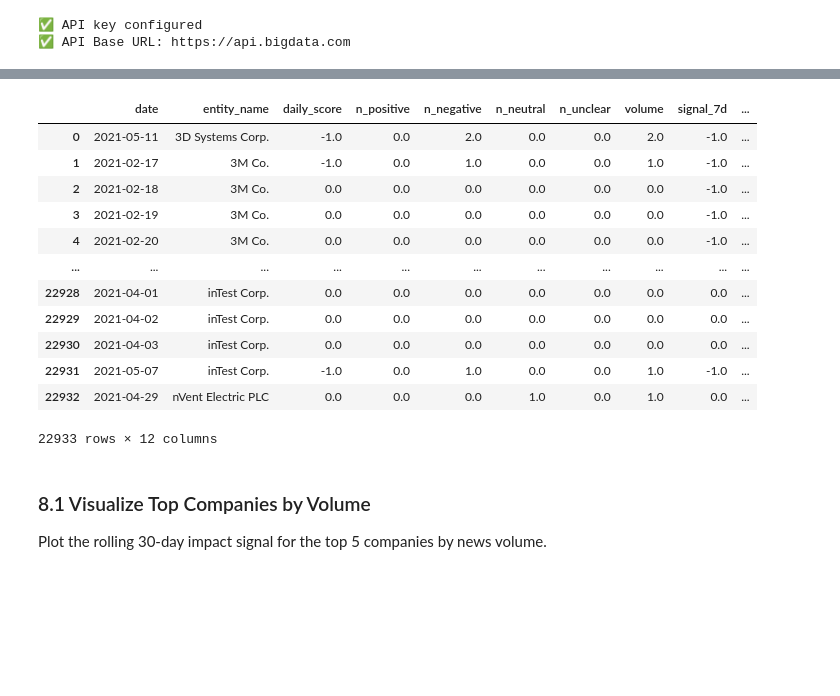
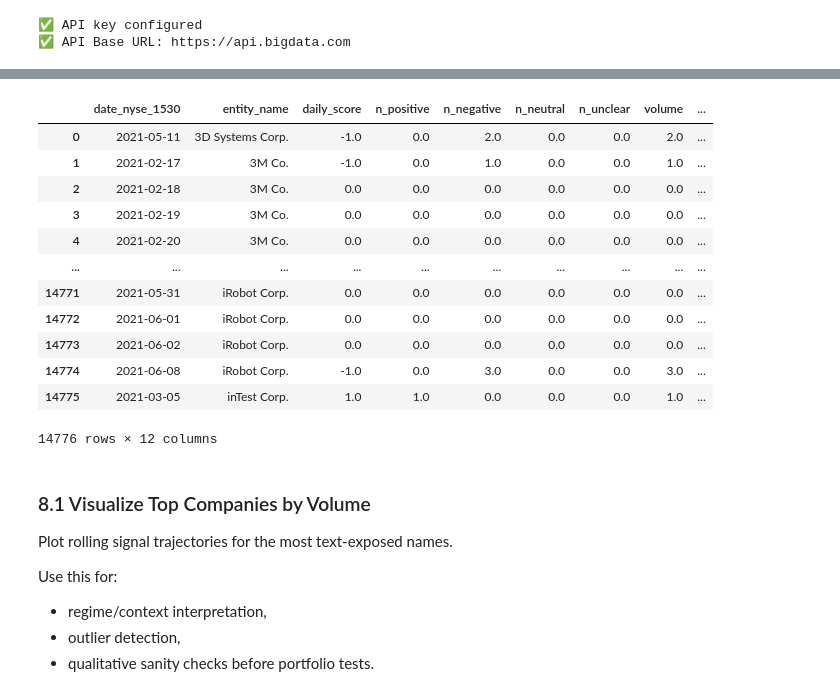
Before and after one commit to Bigdata-com/bigdata-cookbook, a Jupyter notebook: API_Tutorials/Workflow_example/Workflow_example.ipynb, the cells around one changed output, grey strips where cells are left out. Cells and saved outputs as stored; diff of their text form; code cells hidden in the pictures; blank space fills up the shorter version.

```diff
--- a/API_Tutorials/Workflow_example/Workflow_example.ipynb
+++ b/API_Tutorials/Workflow_example/Workflow_example.ipynb
@@ -123,11 +136,0 @@ except Exception:
-# %%
-# Bigdata.com: BIGDATA_API_KEY
-
-BIGDATA_API_KEY = os.getenv('BIGDATA_API_KEY')
-
-
-session = BigDataSession()
-print("✅ API key configured")
-print(f"✅ API Base URL: {session.api_base_url}")
-
-OPENAI_API_KEY = os.getenv('OPENAI_API_KEY')
@@ -170,4 +187,4 @@ end_date = "2021-06-30"
 
 # Sampling percentage: controls the % of chunks to retrieve per basket (0.0-1.0)
 # Lower values = faster execution, higher values = more comprehensive results
-chunk_percentage = 0.8
+chunk_percentage = 1
@@ -269,9 +255,10 @@ for i, summary in enumerate(terminal_labels_and_summaries.values()):
         end_date=end_date,
         session=session,
         volume_query_mode="iterative",
+        volume_correction=(0.7, 500),
         max_iterations_per_batch=10,
         reranker_enabled=True,
-        reranker_threshold=0.2,
+        reranker_threshold=0.3,
         min_period_days=30,  # Minimum time window size for each basket
     )
 
@@ -758,0 +633,15 @@ Theme-related chunks: 9,565
+# %%
+# Normalize event timestamps to NYSE-aligned trading date (cutoff 15:30 New York)
+# This makes timing explicit before rolling signal construction.
+
+ts_col = "doc_timestamp" if "doc_timestamp" in df_with_labels.columns else "date"
+
+dt_utc = pd.to_datetime(df_with_labels[ts_col], errors="coerce", utc=True)
+dt_ny = dt_utc.dt.tz_convert(ZoneInfo("America/New_York"))
+
+# Trading date T = [15:30 NY on T-1, 15:30 NY on T)
+df_with_labels["date_nyse_1530"] = (dt_ny + pd.Timedelta(hours=8.5)).dt.date
+
+print(f"Using timestamp column: {ts_col}")
+print(f"Rows with valid NYSE trading date: {df_with_labels['date_nyse_1530'].notna().sum():,} / {len(df_with_labels):,}")
+df_with_labels[[ts_col, "date_nyse_1530"]].tail(10)
@@ -802,41 +684,40 @@ print(inspect.signature(build_rolling_impact_signal))
 # %%
 # Build rolling impact signal from LLM labels
 df_rolling_signal = build_rolling_impact_signal(
     df_with_labels,
     entity_col="entity_name",
-    date_col="date",
+    date_col="date_nyse_1530",
     impact_col="impact",
     is_theme_related_col="is_theme_related",
     window_7d=7,
     window_30d=30,
     rolling_agg="sum",  # "mean" = media rolling, "sum" = somma rolling
     expand_calendar_days=True,
 )
 df_rolling_signal
 # %% [output]
-|  | date | entity_name | daily_score | n_positive | n_negative | n_neutral | n_unclear | volume | signal_7d | ... |
-| 0 | 2021-05-11 | 3D Systems Corp. | -1.0 | 0.0 | 2.0 | 0.0 | 0.0 | 2.0 | -1.0 | ... |
-| 1 | 2021-02-17 | 3M Co. | -1.0 | 0.0 | 1.0 | 0.0 | 0.0 | 1.0 | -1.0 | ... |
-| 2 | 2021-02-18 | 3M Co. | 0.0 | 0.0 | 0.0 | 0.0 | 0.0 | 0.0 | -1.0 | ... |
-| 3 | 2021-02-19 | 3M Co. | 0.0 | 0.0 | 0.0 | 0.0 | 0.0 | 0.0 | -1.0 | ... |
-| 4 | 2021-02-20 | 3M Co. | 0.0 | 0.0 | 0.0 | 0.0 | 0.0 | 0.0 | -1.0 | ... |
-| ... | ... | ... | ... | ... | ... | ... | ... | ... | ... | ... |
-| 22928 | 2021-04-01 | inTest Corp. | 0.0 | 0.0 | 0.0 | 0.0 | 0.0 | 0.0 | 0.0 | ... |
-| 22929 | 2021-04-02 | inTest Corp. | 0.0 | 0.0 | 0.0 | 0.0 | 0.0 | 0.0 | 0.0 | ... |
-| 22930 | 2021-04-03 | inTest Corp. | 0.0 | 0.0 | 0.0 | 0.0 | 0.0 | 0.0 | 0.0 | ... |
-| 22931 | 2021-05-07 | inTest Corp. | -1.0 | 0.0 | 1.0 | 0.0 | 0.0 | 1.0 | -1.0 | ... |
-| 22932 | 2021-04-29 | nVent Electric PLC | 0.0 | 0.0 | 0.0 | 1.0 | 0.0 | 1.0 | 0.0 | ... |
+|  | date_nyse_1530 | entity_name | daily_score | n_positive | n_negative | n_neutral | n_unclear | volume | ... |
+| 0 | 2021-05-11 | 3D Systems Corp. | -1.0 | 0.0 | 2.0 | 0.0 | 0.0 | 2.0 | ... |
+| 1 | 2021-02-17 | 3M Co. | -1.0 | 0.0 | 1.0 | 0.0 | 0.0 | 1.0 | ... |
+| 2 | 2021-02-18 | 3M Co. | 0.0 | 0.0 | 0.0 | 0.0 | 0.0 | 0.0 | ... |
+| 3 | 2021-02-19 | 3M Co. | 0.0 | 0.0 | 0.0 | 0.0 | 0.0 | 0.0 | ... |
+| 4 | 2021-02-20 | 3M Co. | 0.0 | 0.0 | 0.0 | 0.0 | 0.0 | 0.0 | ... |
+| ... | ... | ... | ... | ... | ... | ... | ... | ... | ... |
+| 14771 | 2021-05-31 | iRobot Corp. | 0.0 | 0.0 | 0.0 | 0.0 | 0.0 | 0.0 | ... |
+| 14772 | 2021-06-01 | iRobot Corp. | 0.0 | 0.0 | 0.0 | 0.0 | 0.0 | 0.0 | ... |
+| 14773 | 2021-06-02 | iRobot Corp. | 0.0 | 0.0 | 0.0 | 0.0 | 0.0 | 0.0 | ... |
+| 14774 | 2021-06-08 | iRobot Corp. | -1.0 | 0.0 | 3.0 | 0.0 | 0.0 | 3.0 | ... |
+| 14775 | 2021-03-05 | inTest Corp. | 1.0 | 1.0 | 0.0 | 0.0 | 0.0 | 1.0 | ... |
-22933 rows × 12 columns
+14776 rows × 12 columns
 # %% [markdown]
-  ### 8.1 Visualize Top Companies by Volume
+### 8.1 Visualize Top Companies by Volume
 
+Plot rolling signal trajectories for the most text-exposed names.
 
-
-
-
-
-
-  Plot the rolling 30-day impact signal for the top 5 companies by news volume.
+Use this for:
+- regime/context interpretation,
+- outlier detection,
+- qualitative sanity checks before portfolio tests.
 # %%
 # Plot rolling signal for top 5 companies by volume
 plot_top_entities_rolling_signal(
```
Also changed, not shown: parts of 54 cells of this notebook, 2 other files.
